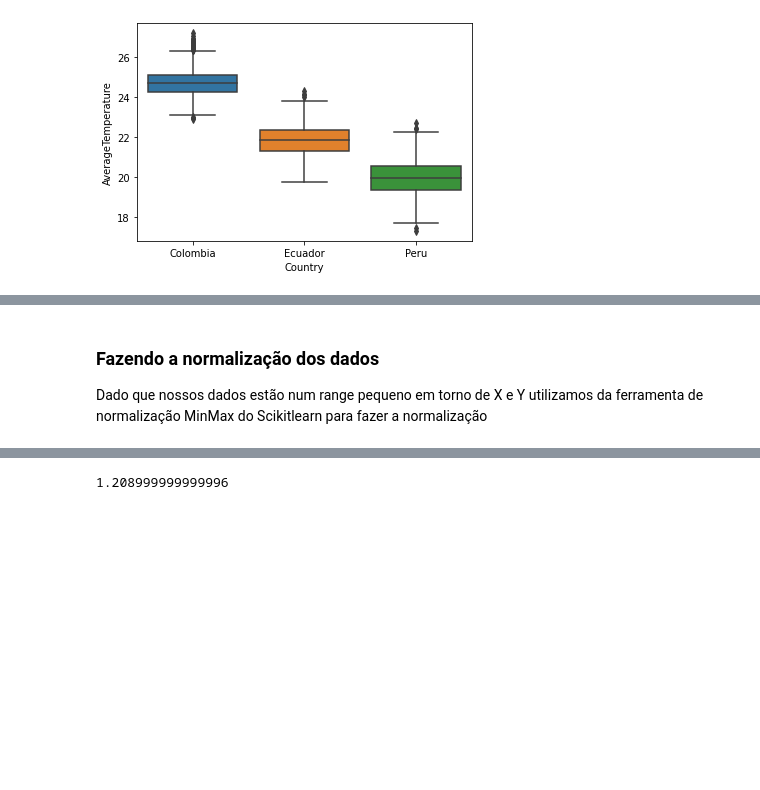
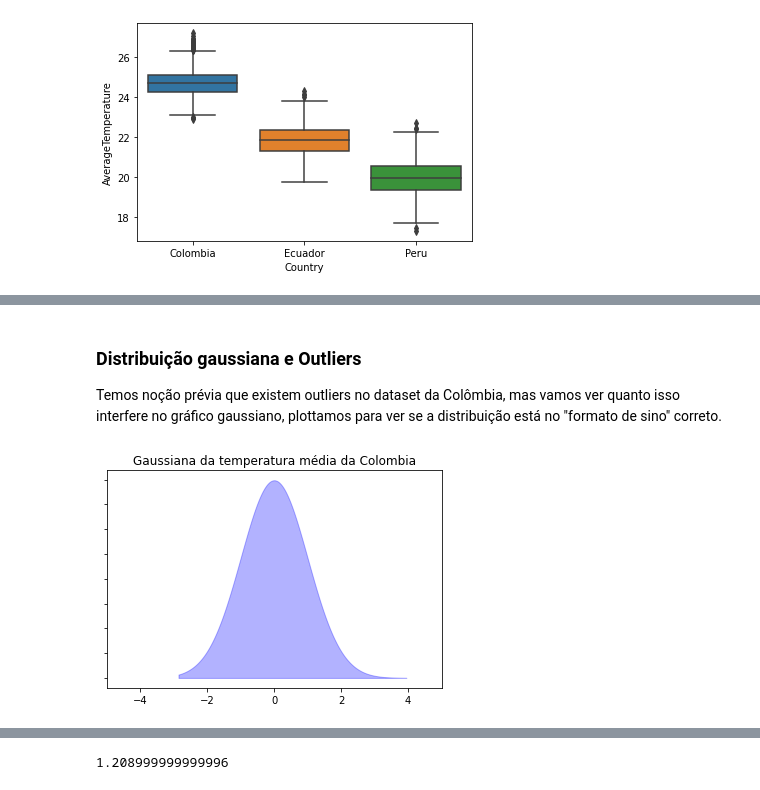
Before and after one commit to vss-2/IF697-Projeto-Data-Science, a Jupyter notebook: Climate_Change_Colab.ipynb, the cells around one changed output, grey strips where cells are left out. Saved outputs shown, nothing was run; the diff lists cells and outputs as text; code cells hidden in the pictures; blank space fills up the shorter version.

```diff
--- a/Climate_Change_Colab.ipynb
+++ b/Climate_Change_Colab.ipynb
@@ -297,6 +517,0 @@ The module is deprecated in version 0.21 and will be removed in version 0.23 sin
-# %% [markdown]
-### Fazendo a normalização dos dados
-
-Dado que nossos dados estão num range pequeno em torno de X e Y
-utilizamos da ferramenta de normalização MinMax do Scikitlearn
-para fazer a normalização
@@ -313,0 +518,29 @@ MinMax_scaler = MinMaxScaler()
+# %% [markdown]
+### Distribuição gaussiana e Outliers
+Temos noção prévia que existem outliers no dataset da Colômbia, mas vamos ver quanto isso interfere no gráfico gaussiano, plottamos para ver se a distribuição está no "formato de sino" correto.
+# %%
+from scipy.stats import norm
+# Biblioteca de normalização
+
+med_colombia = colombia['AverageTemperature'].mean()
+max_colombia = colombia['AverageTemperature'].max()
+min_colombia = colombia['AverageTemperature'].min()
+z1, z2 = (min_colombia - med_colombia)/colombia['AverageTemperature'].std(), (max_colombia - med_colombia)/colombia['AverageTemperature'].std()
+
+range_colombia = np.arange(z1, z2, 0.001)
+
+# pdf = funcao de densidade
+y = norm.pdf(range_colombia,0,1)
+
+fig, ax = plt.subplots()
+
+ax.fill_between(range_colombia,y,0, alpha=0.3, color='b')
+# Range de -5, 5 no eixo x
+ax.set_xlim([-5,5])
+# Inibir eixo y
+ax.set_yticklabels([])
+ax.set_title('Gaussiana da temperatura média da Colombia')
+
+plt.show()
+# %% [output]
+[figure, added]
```
Also changed, not shown: parts of 169 cells of this notebook, 1 other file.
